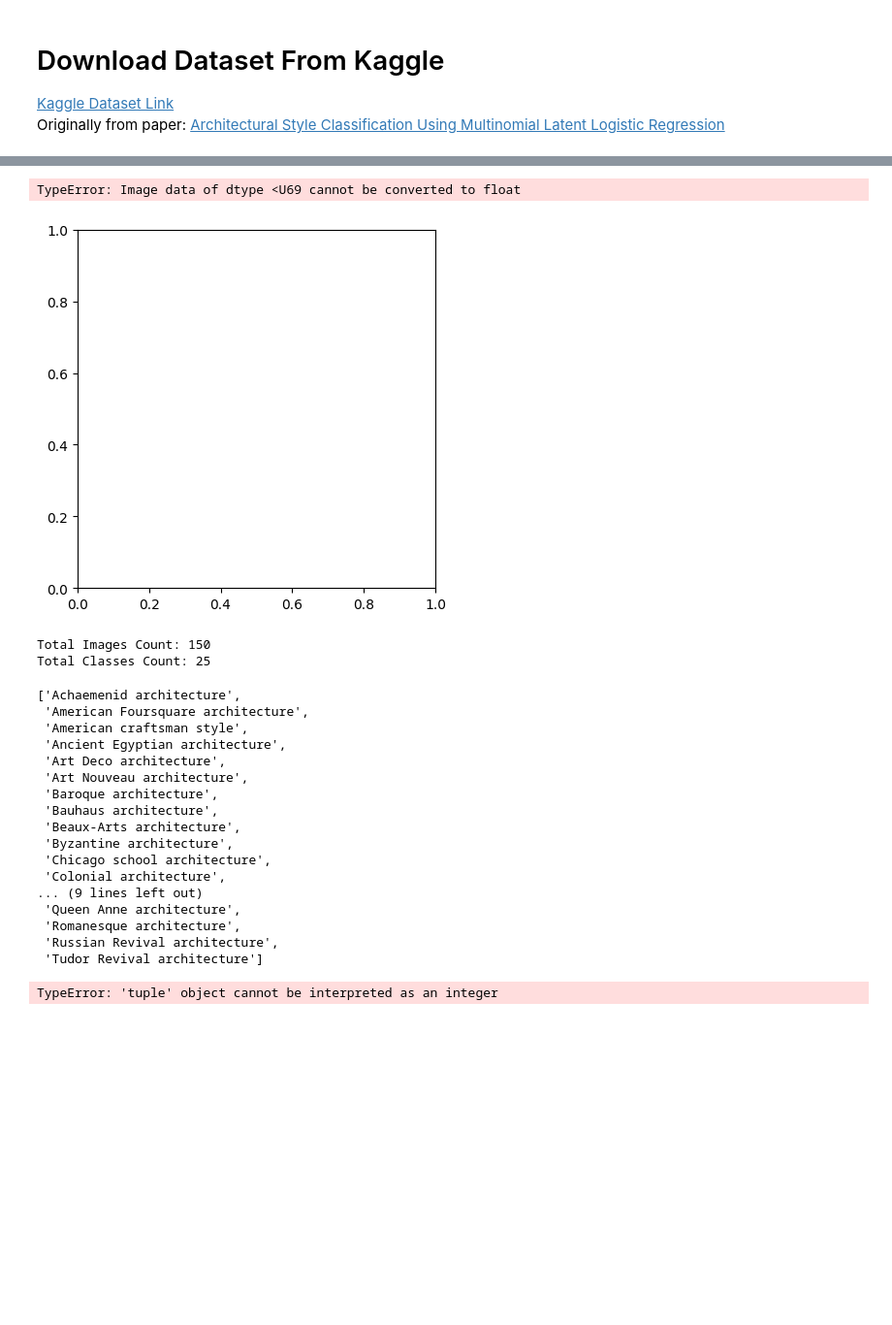
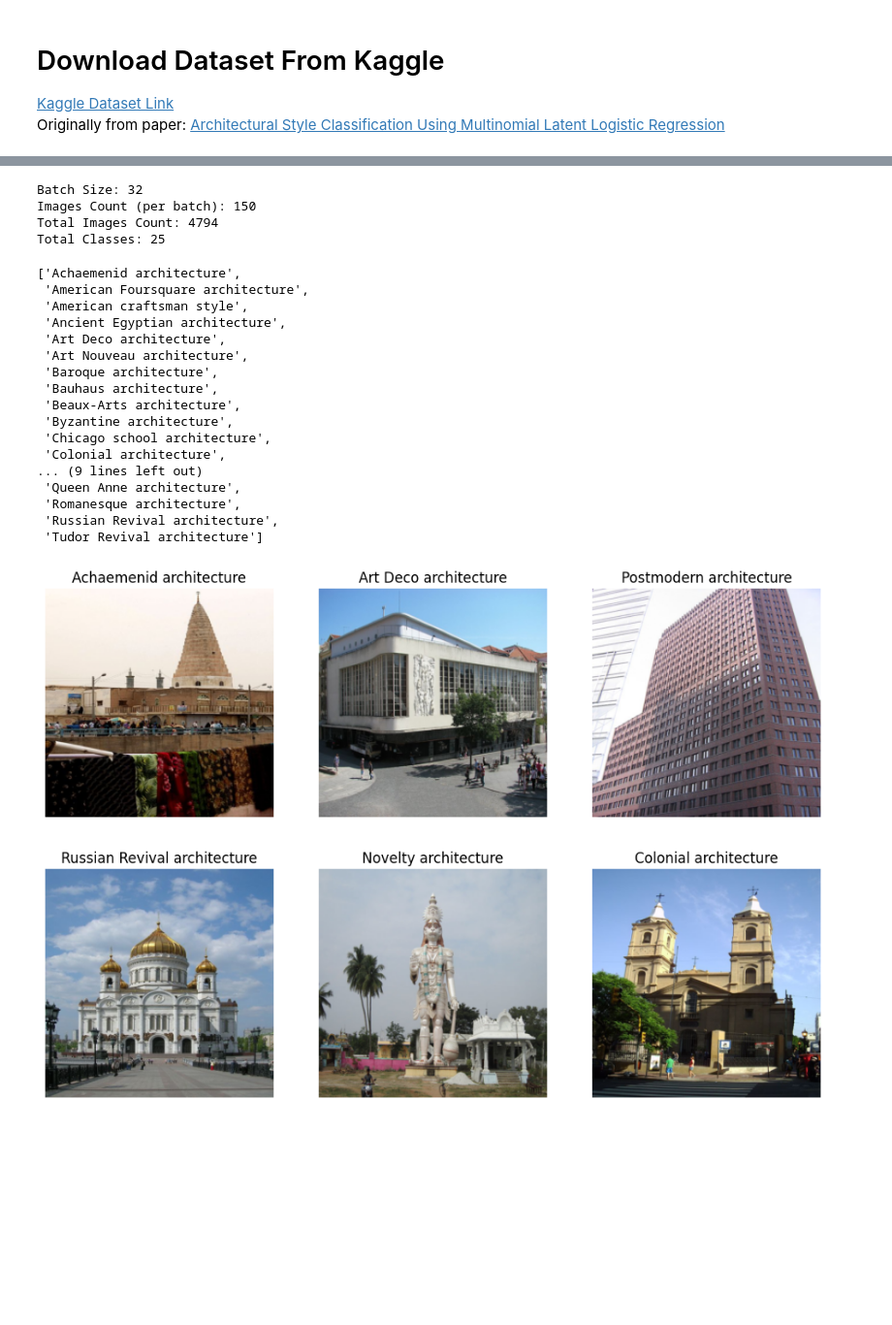
Before and after one commit to chinmayajoshi/Computer-Vision-Fun, a Jupyter notebook: pytorch/projects/architecture/CNN_classification.ipynb, the cells around one changed output, grey strips where cells are left out. Shown at 97% size. Drawn from its saved outputs; the diff is of its cells as text; code cells hidden in the pictures; blank space fills up the shorter version.

Commit message:
dataloader bug fix + data split

```diff
--- a/pytorch/projects/architecture/CNN_classification.ipynb
+++ b/pytorch/projects/architecture/CNN_classification.ipynb
@@ -26,25 +30,42 @@ device
 # %%
 fpath = './arcDataset'
-IMG_SIZE = (256, 256)
-transformations = transforms.Compose([transforms.ToTensor(),\
-                                      transforms.Resize((IMG_SIZE, IMG_SIZE))]
+IMG_SIZE = 256
+transformations = transforms.Compose([transforms.Resize((IMG_SIZE, IMG_SIZE)),\
+                                      transforms.ToTensor()]
                                      )
 
 image_dataset = datasets.ImageFolder(fpath, transform=transformations)
-image_loader = DataLoader(image_dataset, batch_size=32) #, shuffle=True, num_workers=2)
-# %%
-plt.imshow(image_loader.dataset.imgs[0])
-# %% [output]
-TypeError: Image data of dtype <U69 cannot be converted to float
-[figure, removed]
+# %%
+# Define the split ratios (70% train, 15% validation, 15% test)
+total_count = len(image_dataset)
+train_count = int(0.7 * total_count)
+valid_count = int(0.15 * total_count)
+test_count = total_count - train_count - valid_count
+
+# Split the dataset
+train_dataset, valid_dataset, test_dataset = torch.utils.data.random_split(
+    image_dataset, (train_count, valid_count, test_count)
+)
+# %%
+# Create data loaders
+BATCH_SIZE = 32
+NUM_WORKER = 2
+train_loader = DataLoader(train_dataset, batch_size=BATCH_SIZE, shuffle=True, num_workers=NUM_WORKER)
+valid_loader = DataLoader(valid_dataset, batch_size=BATCH_SIZE, shuffle=True, num_workers=NUM_WORKER)
+test_loader = DataLoader(test_dataset, batch_size=BATCH_SIZE, shuffle=False, num_workers=NUM_WORKER)
 # %%
 class_names = {idx: cls for cls, idx in image_loader.dataset.class_to_idx.items()}
 classes = image_loader.dataset.classes
-print(f'Total Images Count: {len(image_loader)}\nTotal Classes Count: {len(classes)}')
+print(f'Batch Size: {image_loader.batch_size}')
+print(f'Images Count (per batch): {len(image_loader)}')
+print(f'Total Images Count: {len(image_loader.dataset)}')
+print(f'Total Classes: {len(classes)}')
 classes
 # %% [output]
-Total Images Count: 150
-Total Classes Count: 25
+Batch Size: 32
+Images Count (per batch): 150
+Total Images Count: 4794
+Total Classes: 25
 ['Achaemenid architecture',
  'American Foursquare architecture',
  'American craftsman style',
@@ -65,14 +86,13 @@ Total Classes Count: 25
 # %%
 figure = plt.figure(figsize=(12, 8))
 num_of_images = 6
-image_count = len(image_loader)
+images, labels = next(iter(train_loader))
 
 for i in range(1, num_of_images + 1):
-    rand_index = int(torch.randint(low=0, high=image_count, size=(1,))[0])
+    index = int(torch.randint(low=0, high=len(images), size=(1,))[0])
     plt.subplot(2, 3, i)
     plt.axis('off')
-    plt.imshow(image_loader[rand_index][0])
-    plt.title(f'{class_names[image_loader.imgs[rand_index][1]]}')
+    plt.imshow(images[index].permute(1, 2, 0))
+    plt.title(f'{classes[labels[index]]}')
 # %% [output]
-TypeError: 'tuple' object cannot be interpreted as an integer
-[figure, old version]
+[figure, new version]
```
Also changed, not shown: parts of 8 cells of this notebook.
